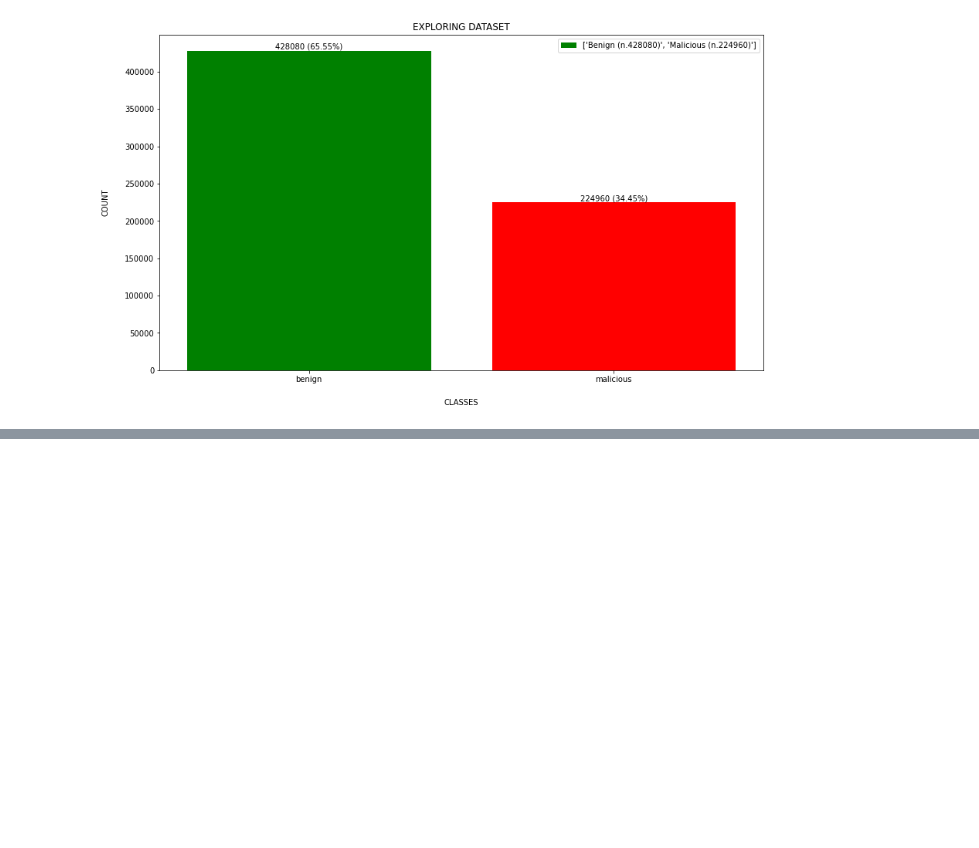
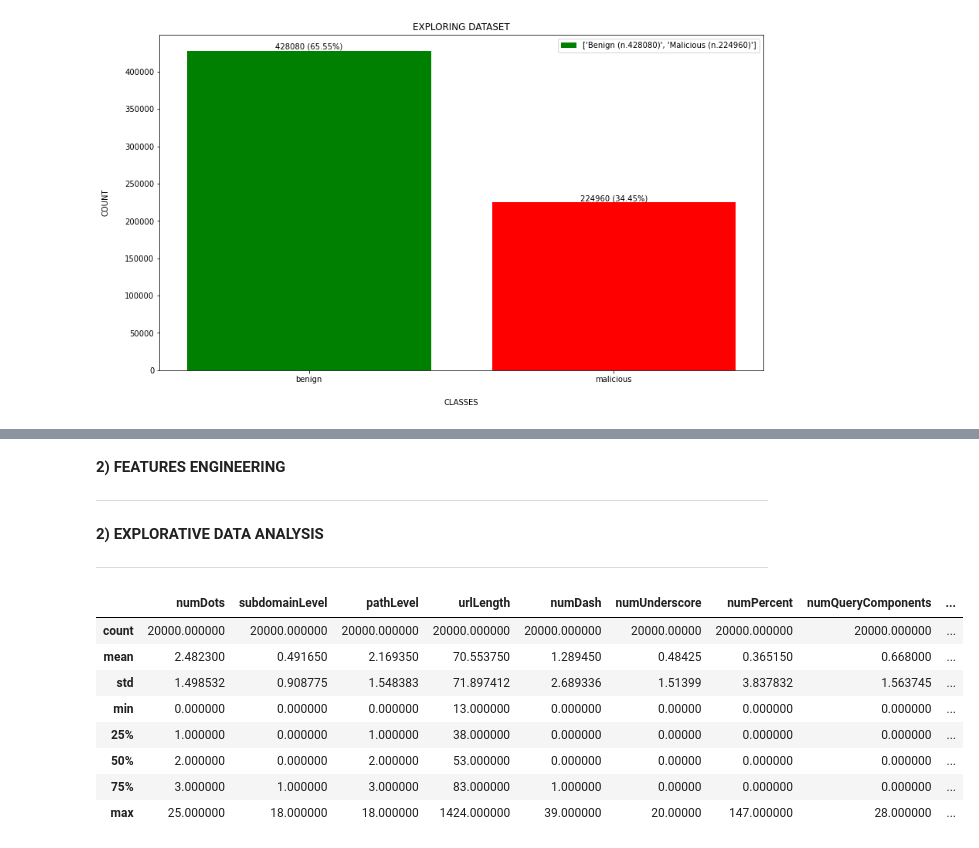
Before and after one commit to simonegramegna/Malicious_URL_detection, a Jupyter notebook: Main_URL_prediction.ipynb, the cells around one changed output, grey strips where cells are left out. Cells and saved outputs as stored; diff of their text form; code cells hidden in the pictures; blank space fills up the shorter version.

```diff
--- a/Main_URL_prediction.ipynb
+++ b/Main_URL_prediction.ipynb
@@ -101,0 +157,4 @@ plt.show()
+# %% [markdown]
+**2) FEATURES ENGINEERING**
+
+---
@@ -101,0 +422,17 @@ plt.show()
+# %% [markdown]
+**2) EXPLORATIVE DATA ANALYSIS**
+
+---
+# %%
+data = pd.read_csv('datasets/urls_with_features.csv')
+data.describe()
+# %% [output]
+|  | numDots | subdomainLevel | pathLevel | urlLength | numDash | numUnderscore | numPercent | numQueryComponents | ... |
+| count | 20000.000000 | 20000.000000 | 20000.000000 | 20000.000000 | 20000.000000 | 20000.00000 | 20000.000000 | 20000.000000 | ... |
+| mean | 2.482300 | 0.491650 | 2.169350 | 70.553750 | 1.289450 | 0.48425 | 0.365150 | 0.668000 | ... |
+| std | 1.498532 | 0.908775 | 1.548383 | 71.897412 | 2.689336 | 1.51399 | 3.837832 | 1.563745 | ... |
+| min | 0.000000 | 0.000000 | 0.000000 | 13.000000 | 0.000000 | 0.00000 | 0.000000 | 0.000000 | ... |
+| 25% | 1.000000 | 0.000000 | 1.000000 | 38.000000 | 0.000000 | 0.00000 | 0.000000 | 0.000000 | ... |
+| 50% | 2.000000 | 0.000000 | 2.000000 | 53.000000 | 0.000000 | 0.00000 | 0.000000 | 0.000000 | ... |
+| 75% | 3.000000 | 1.000000 | 3.000000 | 83.000000 | 1.000000 | 0.00000 | 0.000000 | 0.000000 | ... |
+| max | 25.000000 | 18.000000 | 18.000000 | 1424.000000 | 39.000000 | 20.00000 | 147.000000 | 28.000000 | ... |
```
Also changed, not shown: parts of 10 cells of this notebook, 5 other files.
